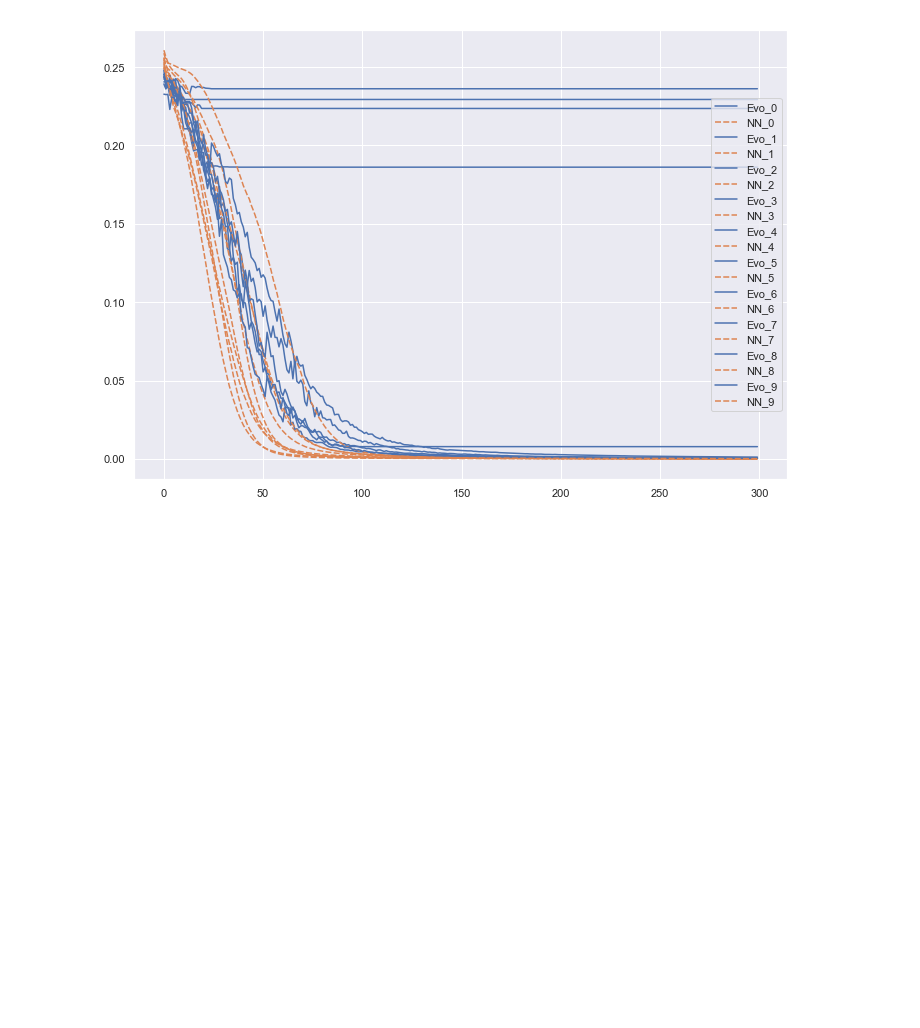
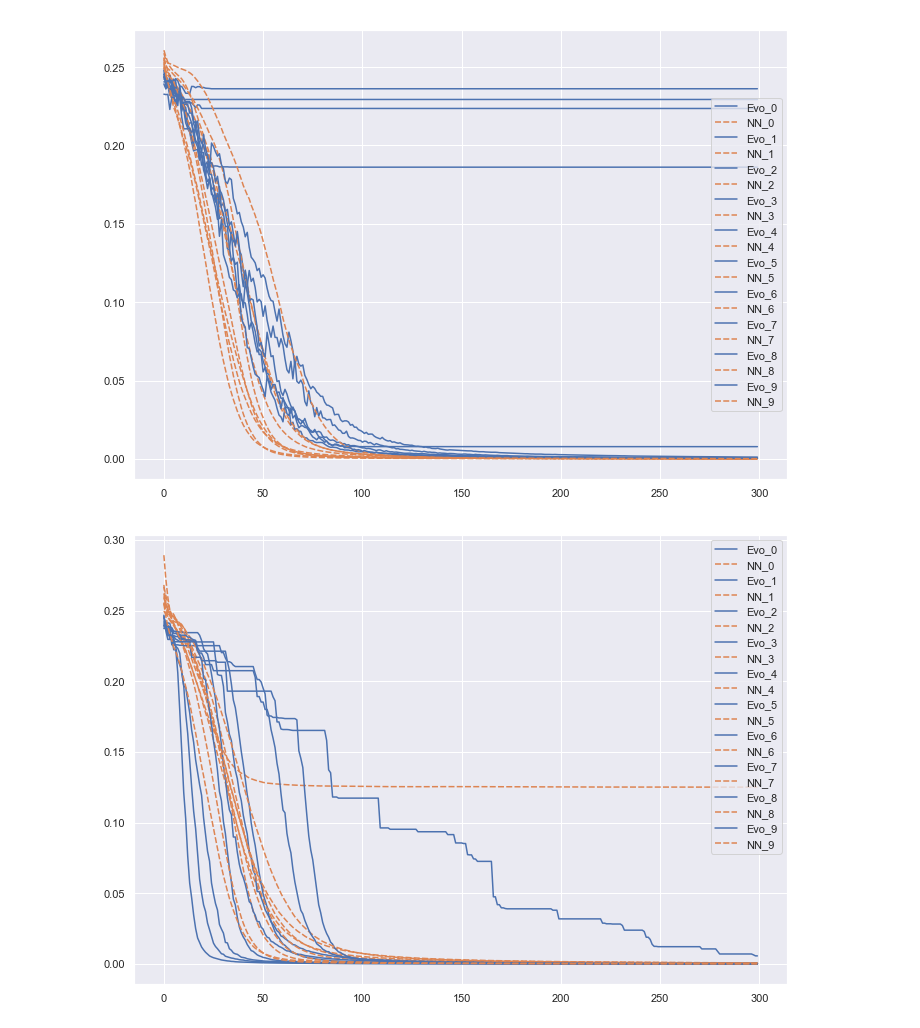
Before and after one commit to alvations/boredom, a Jupyter notebook: evo-nets/Evolution.ipynb, the cells around one changed output. Saved outputs shown, nothing was run; the diff lists cells and outputs as text; code cells hidden in the pictures; blank space fills up the shorter version.

Commit message:
tapping on ancestral powers

```diff
--- a/evo-nets/Evolution.ipynb
+++ b/evo-nets/Evolution.ipynb
@@ -78,7 +78,9 @@ from torch import tensor
 from torch.nn import Sequential, Linear, Sigmoid, MSELoss, ReLU
 from torch.optim import Adam
 
-def run_evo(kill_bad_babies=False):
+
+
+def run_evo(kill_bad_babies=False, ancestral_power=0):
 
     X = tensor([[0,0], [0,1], [1,0], [1,1]]).float()
     Y = tensor([[0],[1],[1],[0]]).float()
@@ -119,7 +121,8 @@ def run_evo(kill_bad_babies=False):
     criterion = MSELoss()
     # We create 20 networks.
     population = 20
-    fittest = [create_model(lr) for i in range(population)]
+    ancestors = [create_model(lr) for i in range(population)]
+    fittest = ancestors
     survival_rate = 0.5
     mutation_rate = 0.1
 
@@ -193,11 +196,25 @@ def run_evo(kill_bad_babies=False):
                 current_loss = network['loss']
 
 
+        # Hack 1: Kill bad babies.
         if kill_bad_babies:
             if evo_losses and current_loss < evo_losses[-1]:
                 # Kill all the babies.
                 fittest = fittest[:num_survivors]
 
+        # Hack 2: Go to the ancestors and time travel forward to this generation
+        if ancestral_power:
+            if [_net['generation'] for _net in fittest].count(0) < 2:
+                num_ancestors = max(1, int(ancestral_power * len(ancestors)))
+                for _ in range(num_ancestors):
+                    ancestor = random.choice(ancestors)
+                    ancestor['loss'].backward(retain_graph=True)
+                    ancestor['optim'].step()
+                    fittest.append(random.choice(ancestors))
+                    if ancestor['loss'] < current_loss:
+                        current_loss = ancestor['loss']
+
+        fittest = sorted(fittest, key=lambda n: n['loss'])
         evo_losses.append(float(current_loss))
 
     fittest = sorted(fittest, key=lambda n: n['loss'])
@@ -228,3 +245,15 @@ for i in range(10):
                                          f"NN_{i}":pd.Series(losses)}))
 # %% [output]
 [figure]
+# %%
+fig, ax = plt.subplots()
+fig.set_size_inches(11.7, 8.27)
+
+for i in range(10):
+    losses = run_nn()
+    evo_losses, fittest = run_evo(ancestral_power=0.3)
+    ##print([net['generation'] for net in fittest])
+    ax = sns.lineplot(data=pd.DataFrame({f"Evo_{i}":pd.Series(evo_losses),
+                                         f"NN_{i}":pd.Series(losses)}))
+# %% [output]
+[figure, added]
```
